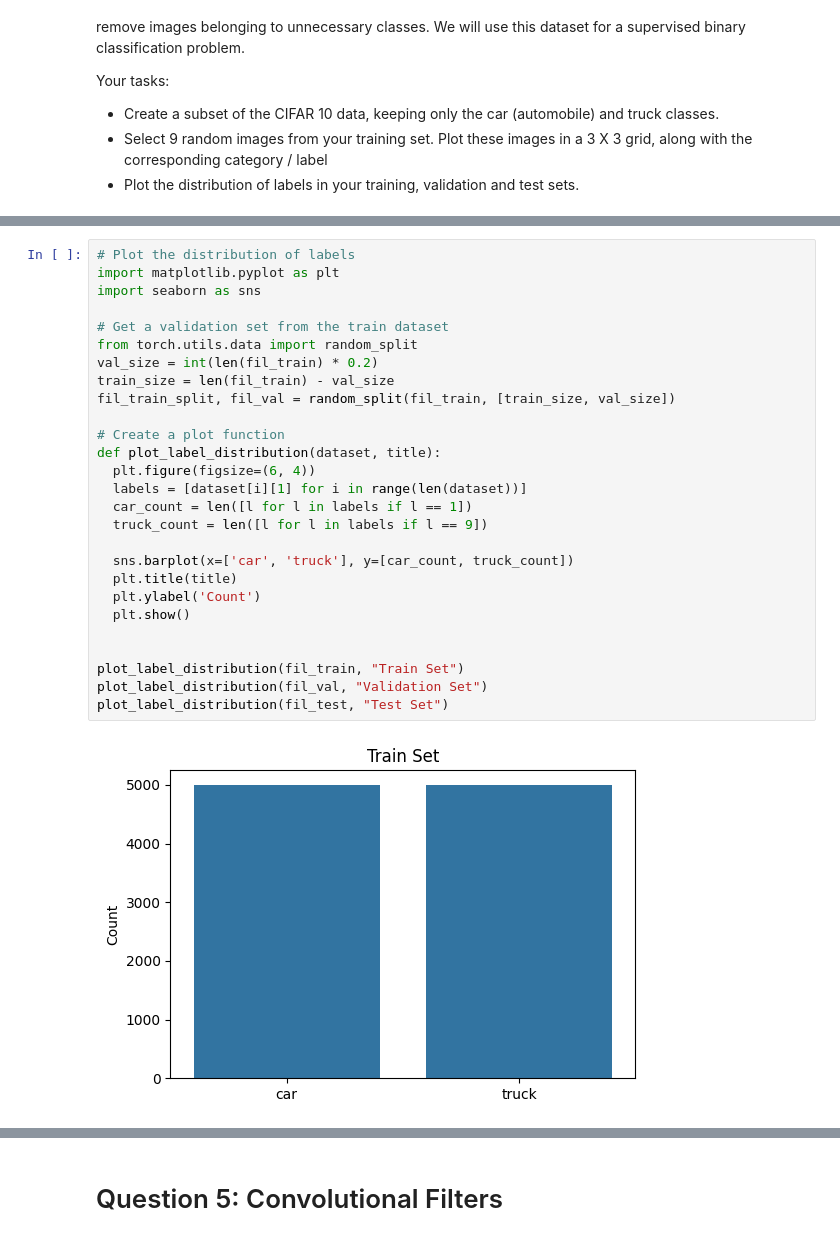
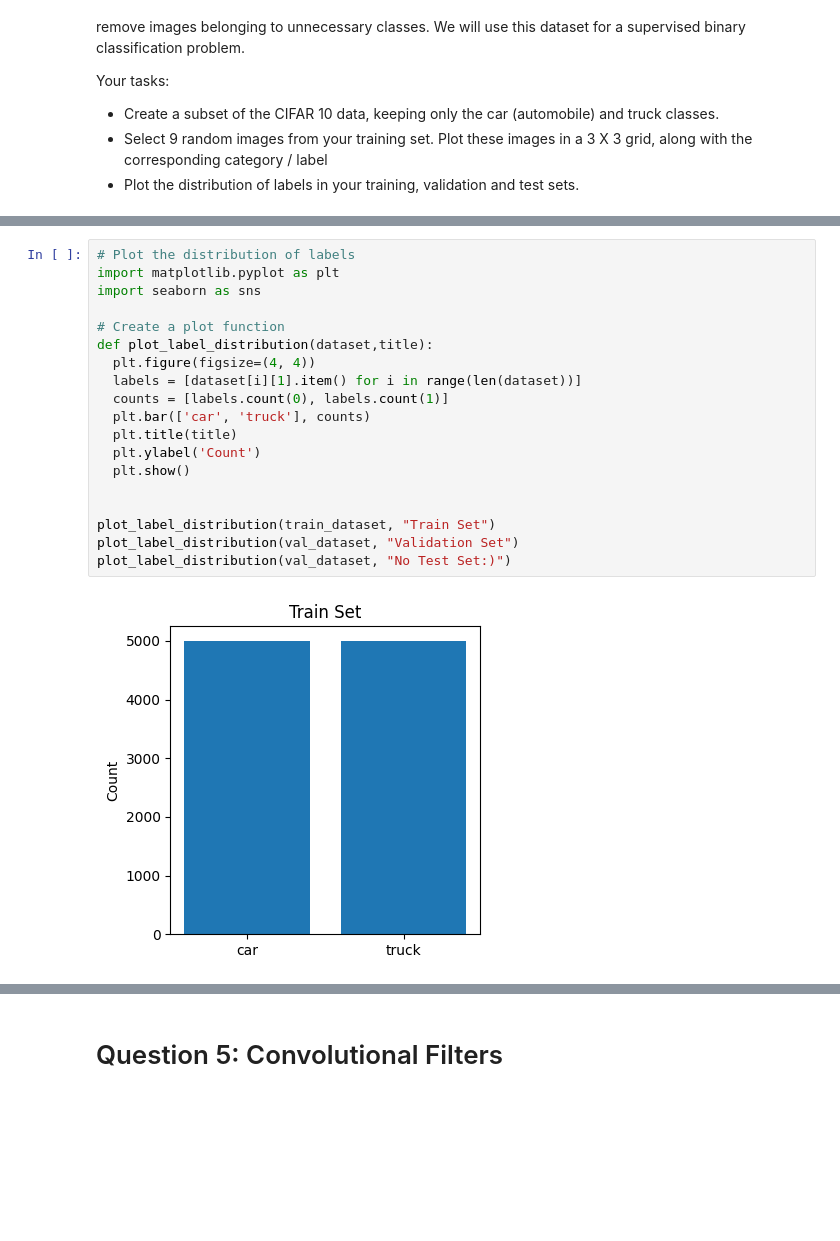
Before and after one commit to XiaomaiHu/INFO-251-Applied-Machine-Learning, a Jupyter notebook: psets/PS6/INFO251-PS6-S25.ipynb, the cells around one changed output, grey strips where cells are left out. Cells and saved outputs as stored; diff of their text form; blank space fills up the shorter version.

```diff
--- a/psets/PS6/INFO251-PS6-S25.ipynb
+++ b/psets/PS6/INFO251-PS6-S25.ipynb
@@ -128,29 +146,21 @@ plot_images(fil_test)
 # %%
 # Plot the distribution of labels
 import matplotlib.pyplot as plt
 import seaborn as sns
 
-# Get a validation set from the train dataset
-from torch.utils.data import random_split
-val_size = int(len(fil_train) * 0.2)
-train_size = len(fil_train) - val_size
-fil_train_split, fil_val = random_split(fil_train, [train_size, val_size])
-
 # Create a plot function
-def plot_label_distribution(dataset, title):
-  plt.figure(figsize=(6, 4))
-  labels = [dataset[i][1] for i in range(len(dataset))]
-  car_count = len([l for l in labels if l == 1])
-  truck_count = len([l for l in labels if l == 9])
-
-  sns.barplot(x=['car', 'truck'], y=[car_count, truck_count])
+def plot_label_distribution(dataset,title):
+  plt.figure(figsize=(4, 4))
+  labels = [dataset[i][1].item() for i in range(len(dataset))]
+  counts = [labels.count(0), labels.count(1)]
+  plt.bar(['car', 'truck'], counts)
   plt.title(title)
   plt.ylabel('Count')
   plt.show()
 
 
-plot_label_distribution(fil_train, "Train Set")
-plot_label_distribution(fil_val, "Validation Set")
-plot_label_distribution(fil_test, "Test Set")
+plot_label_distribution(train_dataset, "Train Set")
+plot_label_distribution(val_dataset, "Validation Set")
+plot_label_distribution(val_dataset, "No Test Set:)")
 # %% [output]
-[figure, old version]
+[figure, new version]
```
Also changed, not shown: parts of 13 cells of this notebook.
